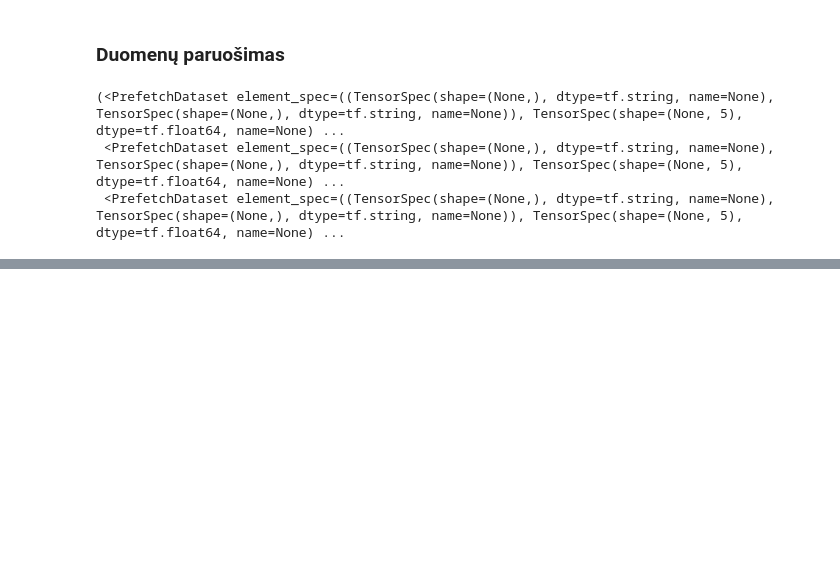
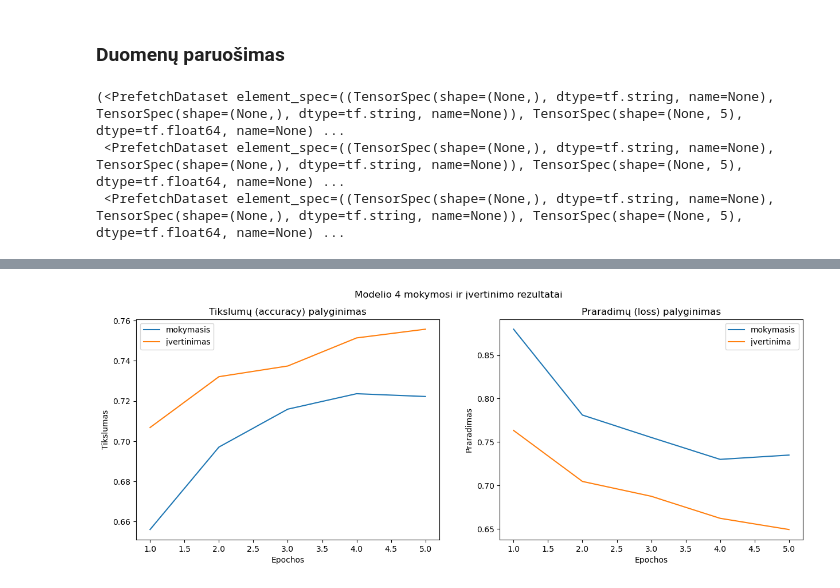
Before and after one commit to gisora/ptu8-final-project, a Jupyter notebook: nuosekliu_sakiniu_klasifikavimas.ipynb, the cells around one changed output, grey strips where cells are left out. Drawn from its saved outputs; the diff is of its cells as text; code cells hidden in the pictures; blank space fills up the shorter version.

Commit message:
modelio 4 mokymas ir įvertinimas

```diff
--- a/nuosekliu_sakiniu_klasifikavimas.ipynb
+++ b/nuosekliu_sakiniu_klasifikavimas.ipynb
@@ -1425,7 +1425,7 @@ plot_model(model_4, show_shapes=True, show_layer_activations=True, to_file="mode
 # %%
 # sukūriam (kompiliuojam) aprašytą modelį
 model_4.compile(loss="categorical_crossentropy",
-                optimizer=tf.keras.optimizers.SGD(), # dokumente buvo naudojamas SGD
+                optimizer=tf.keras.optimizers.Adam(), # dokumente buvo naudojamas SGD, su SDG accuracy 64%
                 metrics=["accuracy"])
 # %% [markdown]
 ### Duomenų paruošimas
@@ -1462,0 +1465,8 @@ train_tokens_chars_dataset, test_tokens_chars_dataset, val_tokens_chars_dataset
+# %%
+# atliekam modelio mokymą naudojant tik 10% duomenų paketų (batches)
+model_4_history = model_4.fit(train_tokens_chars_dataset,
+                              steps_per_epoch=int(0.1*len(train_tokens_chars_dataset)),
+                              epochs=5,
+                              validation_data=val_tokens_chars_dataset,
+                              validation_steps=int(0.1*len(val_tokens_chars_dataset)),
+                              callbacks=[tf.keras.callbacks.TensorBoard(log_dir="tensorboard")])
@@ -1462,0 +1484,5 @@ train_tokens_chars_dataset, test_tokens_chars_dataset, val_tokens_chars_dataset
+# %%
+# sudarom modelio "Modelis 4" vertinimo diagramas
+plot_accuracy_loss_curves(model_4_history, "4")
+# %% [output]
+[figure, added]
```
Also changed, not shown: parts of 4 cells of this notebook.
